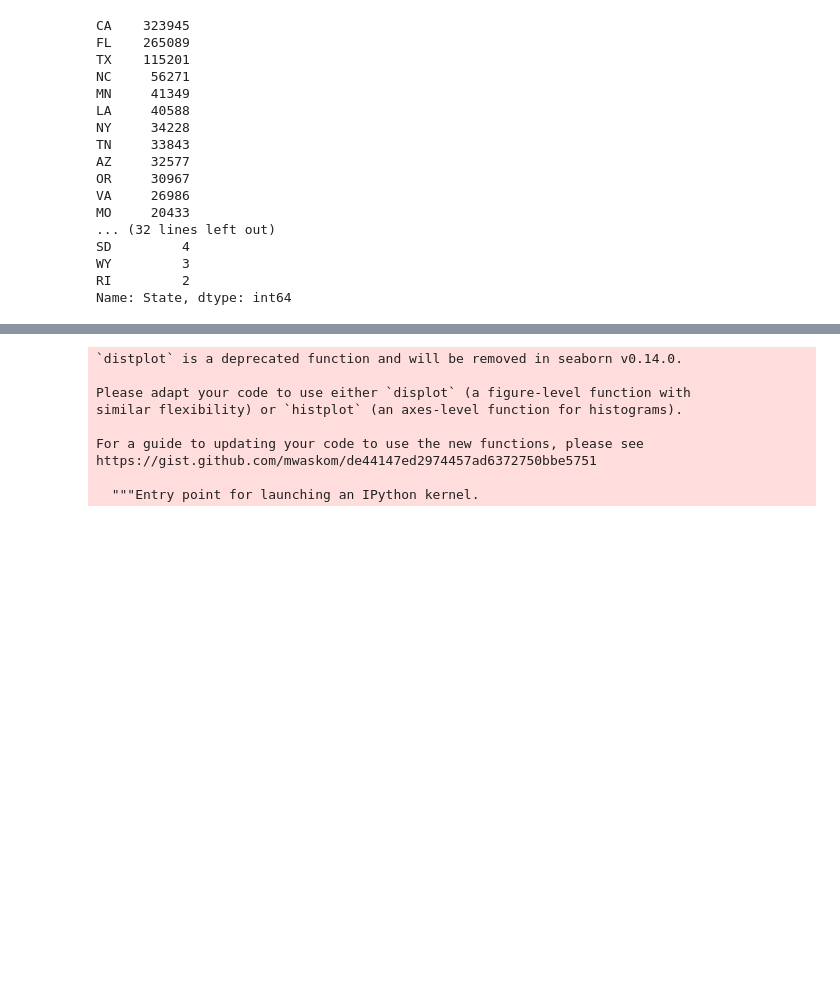
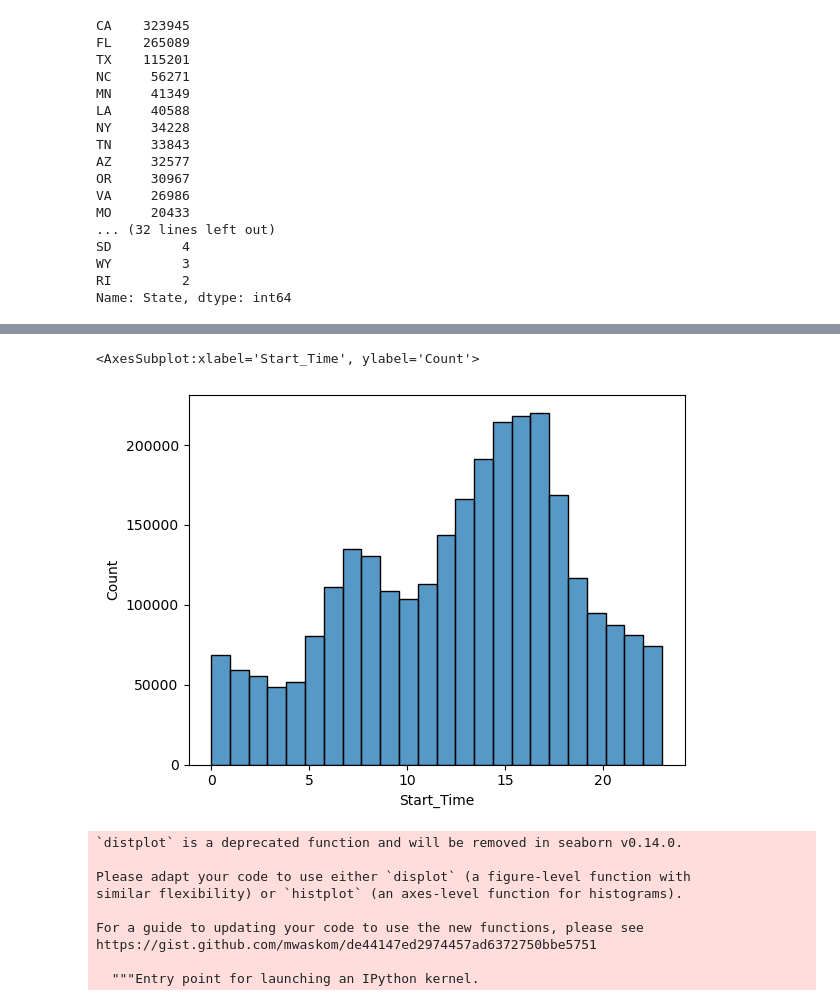
Before and after one commit to chwasiq0569/US-Accidents-Analysis, a Jupyter notebook: us-accidents-analysis.ipynb, the cells around one changed output, grey strips where cells are left out. Drawn from its saved outputs; the diff is of its cells as text; code cells hidden in the pictures; blank space fills up the shorter version.

Commit message:
Computed the time of most of the accidents

```diff
--- a/us-accidents-analysis.ipynb
+++ b/us-accidents-analysis.ipynb
@@ -259,0 +271,2 @@ Name: State, dtype: int64
+# %%
+df['Start_Time'] = pd.to_datetime(df['Start_Time'])
@@ -260,3 +292,8 @@ Name: State, dtype: int64
+# %%
+sns.histplot(df['Start_Time'].dt.hour , bins=24)
+# %% [output]
+<AxesSubplot:xlabel='Start_Time', ylabel='Count'>
+[figure, added]
 # %%
 sns.distplot(cities_by_accidents)
 # %% [output]
```
Also changed, not shown: parts of 5 cells of this notebook.
